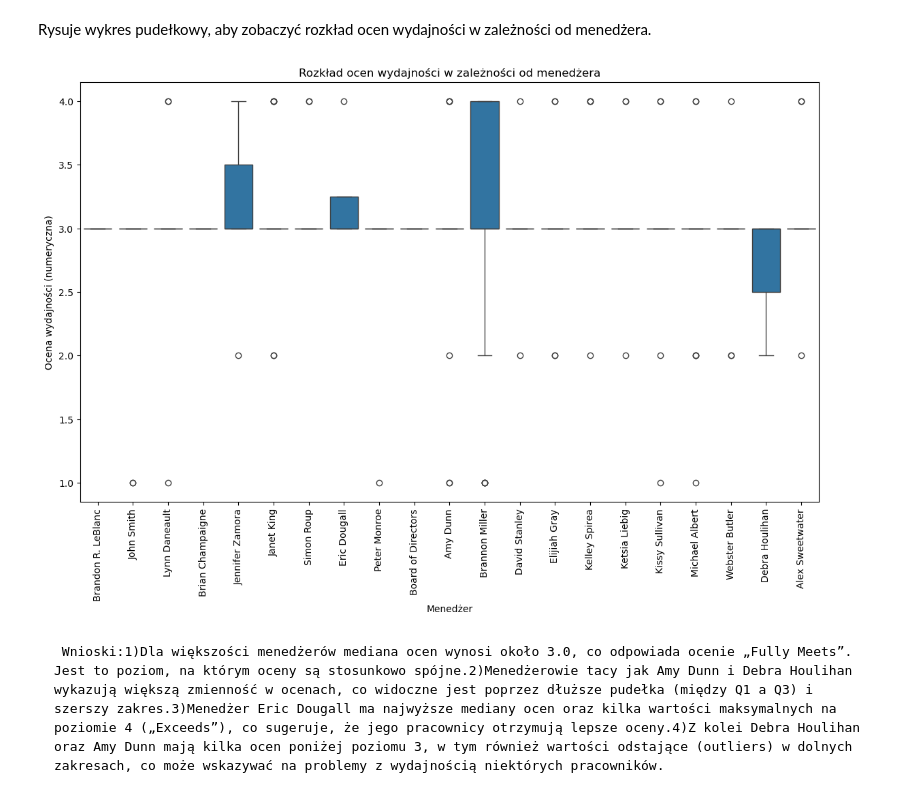
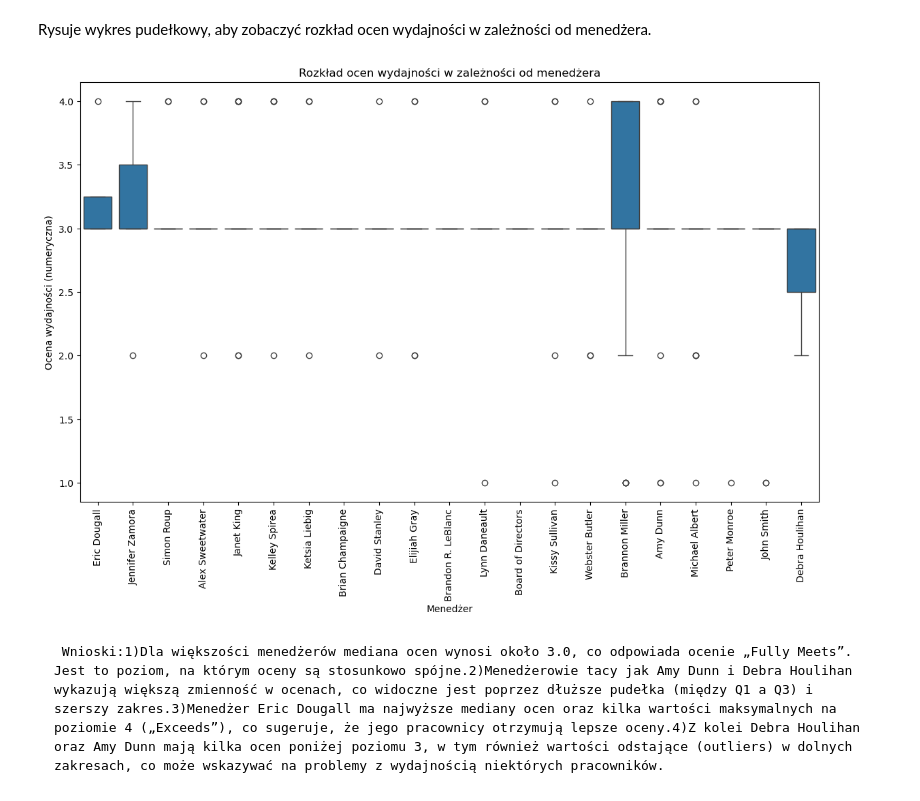
Before and after one commit to Quick-witted-flower/SeabornTask-pl, a Jupyter notebook: AnalizaDanych.ipynb, the cells around one changed output. Cells and saved outputs as stored; diff of their text form; code cells hidden in the pictures.

```diff
--- a/AnalizaDanych.ipynb
+++ b/AnalizaDanych.ipynb
@@ -73,15 +73,21 @@ print(average_performance_by_manager)
 # %%
 import matplotlib.pyplot as plt
 import seaborn as sns
+
 plt.figure(figsize=(14, 8))
-sns.boxplot(x='ManagerName', y='PerformanceScoreNumeric', data=filtered_data)
-plt.xticks(rotation=90)  # Obrót etykiet na osi x dla czytelności
+sns.boxplot(
+    x='ManagerName',
+    y='PerformanceScoreNumeric',
+    data=filtered_data_cleaned,
+    order=filtered_data_cleaned.groupby('ManagerName')['PerformanceScoreNumeric'].mean().sort_values(ascending=False).index
+)
+plt.xticks(rotation=90)
 plt.title("Rozkład ocen wydajności w zależności od menedżera")
 plt.ylabel("Ocena wydajności (numeryczna)")
 plt.xlabel("Menedżer")
 plt.show()
 # %% [output]
-[figure, old version]
+[figure, new version]
 # %% [markdown]
      Wnioski:1)Dla większości menedżerów mediana ocen wynosi około 3.0, co odpowiada ocenie „Fully Meets”. Jest to poziom, na którym oceny są stosunkowo spójne.2)Menedżerowie tacy jak Amy Dunn i Debra Houlihan wykazują większą zmienność w ocenach, co widoczne jest poprzez dłuższe pudełka (między Q1 a Q3) i szerszy zakres.3)Menedżer Eric Dougall ma najwyższe mediany ocen oraz kilka wartości maksymalnych na poziomie 4 („Exceeds”), co sugeruje, że jego pracownicy otrzymują lepsze oceny.4)Z kolei Debra Houlihan oraz Amy Dunn mają kilka ocen poniżej poziomu 3, w tym również wartości odstające (outliers) w dolnych zakresach, co może wskazywać na problemy z wydajnością niektórych pracowników.
 # %% [markdown]
```
Also changed, not shown: parts of 3 cells of this notebook.
